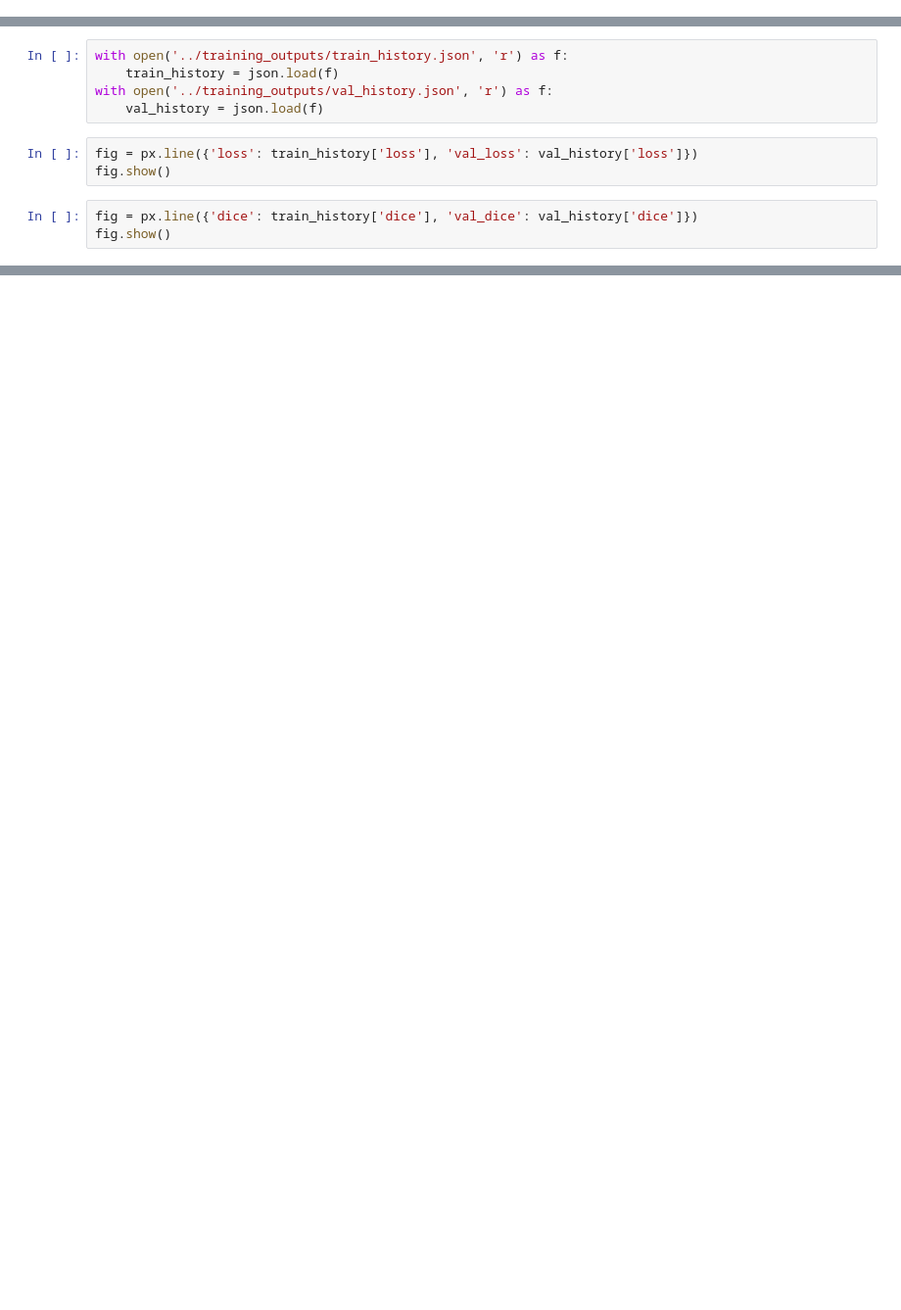
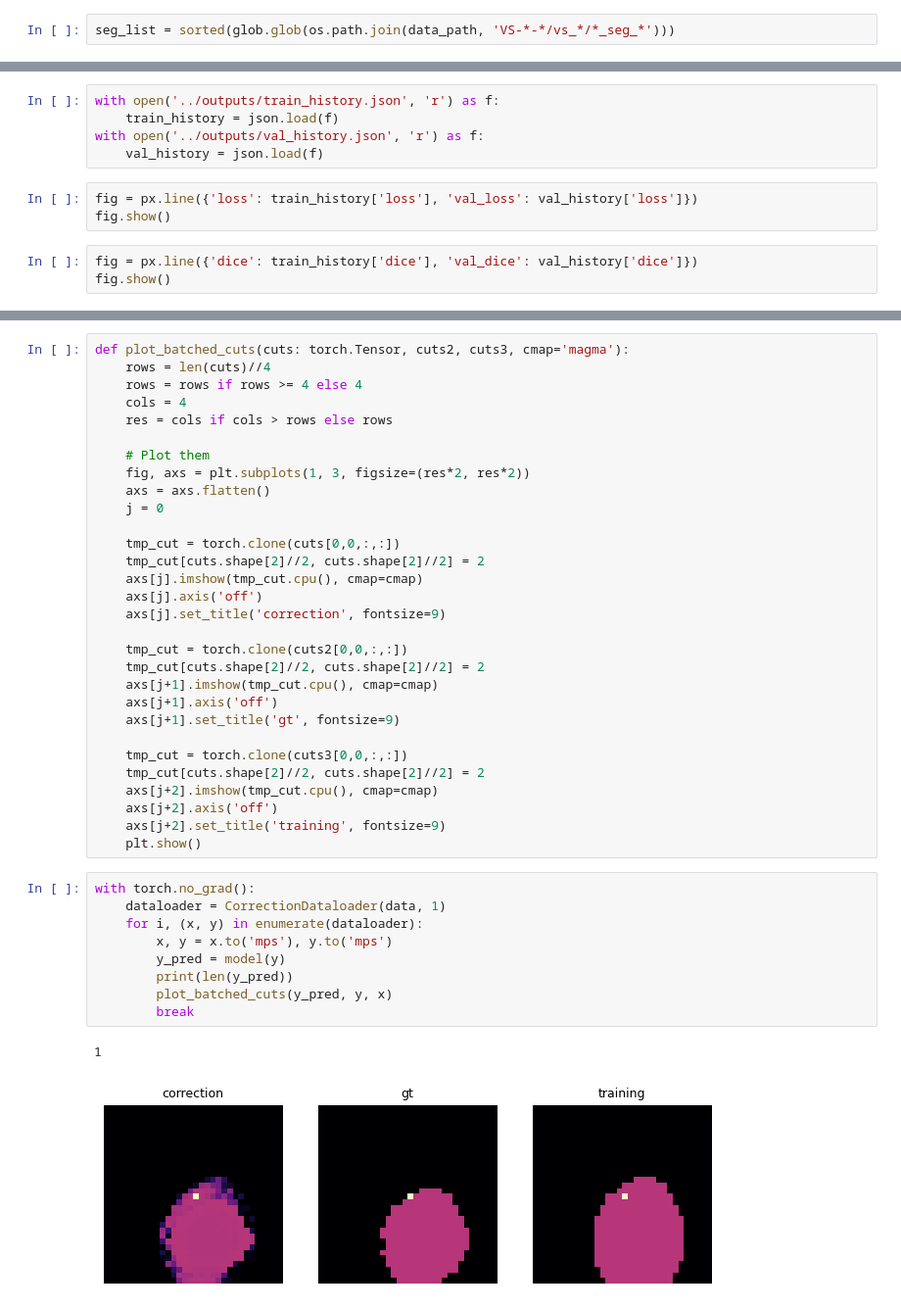
Before and after one commit to kuko6/click-correction, a Jupyter notebook: notebooks/vis.ipynb, the cells around one changed output, grey strips where cells are left out. Shown at 98% size. Cells and saved outputs as stored; diff of their text form; blank space fills up the shorter version.

```diff
--- a/notebooks/vis.ipynb
+++ b/notebooks/vis.ipynb
@@ -65,10 +25,12 @@ plt.show()
+# %%
+seg_list = sorted(glob.glob(os.path.join(data_path, 'VS-*-*/vs_*/*_seg_*')))
 # %%
 import plotly.express as px
 import json
 # %%
-with open('../training_outputs/train_history.json', 'r') as f:
+with open('../outputs/train_history.json', 'r') as f:
     train_history = json.load(f)
-with open('../training_outputs/val_history.json', 'r') as f:
+with open('../outputs/val_history.json', 'r') as f:
     val_history = json.load(f)
 # %%
 fig = px.line({'loss': train_history['loss'], 'val_loss': val_history['loss']})
@@ -78,0 +78,42 @@ fig.show()
+# %%
+def plot_batched_cuts(cuts: torch.Tensor, cuts2, cuts3, cmap='magma'):
+    rows = len(cuts)//4
+    rows = rows if rows >= 4 else 4
+    cols = 4
+    res = cols if cols > rows else rows
+
+    # Plot them
+    fig, axs = plt.subplots(1, 3, figsize=(res*2, res*2))
+    axs = axs.flatten()
+    j = 0
+
+    tmp_cut = torch.clone(cuts[0,0,:,:])
+    tmp_cut[cuts.shape[2]//2, cuts.shape[2]//2] = 2
+    axs[j].imshow(tmp_cut.cpu(), cmap=cmap)
+    axs[j].axis('off')
+    axs[j].set_title('correction', fontsize=9)
+
+    tmp_cut = torch.clone(cuts2[0,0,:,:])
+    tmp_cut[cuts.shape[2]//2, cuts.shape[2]//2] = 2
+    axs[j+1].imshow(tmp_cut.cpu(), cmap=cmap)
+    axs[j+1].axis('off')
+    axs[j+1].set_title('gt', fontsize=9)
+
+    tmp_cut = torch.clone(cuts3[0,0,:,:])
+    tmp_cut[cuts.shape[2]//2, cuts.shape[2]//2] = 2
+    axs[j+2].imshow(tmp_cut.cpu(), cmap=cmap)
+    axs[j+2].axis('off')
+    axs[j+2].set_title('training', fontsize=9)
+    plt.show()
+# %%
+with torch.no_grad():
+    dataloader = CorrectionDataloader(data, 1)
+    for i, (x, y) in enumerate(dataloader):
+        x, y = x.to('mps'), y.to('mps')
+        y_pred = model(y)
+        print(len(y_pred))
+        plot_batched_cuts(y_pred, y, x)
+        break
+# %% [output]
+1
+[figure, added]
```
Also changed, not shown: parts of 11 cells of this notebook, 6 other files.
